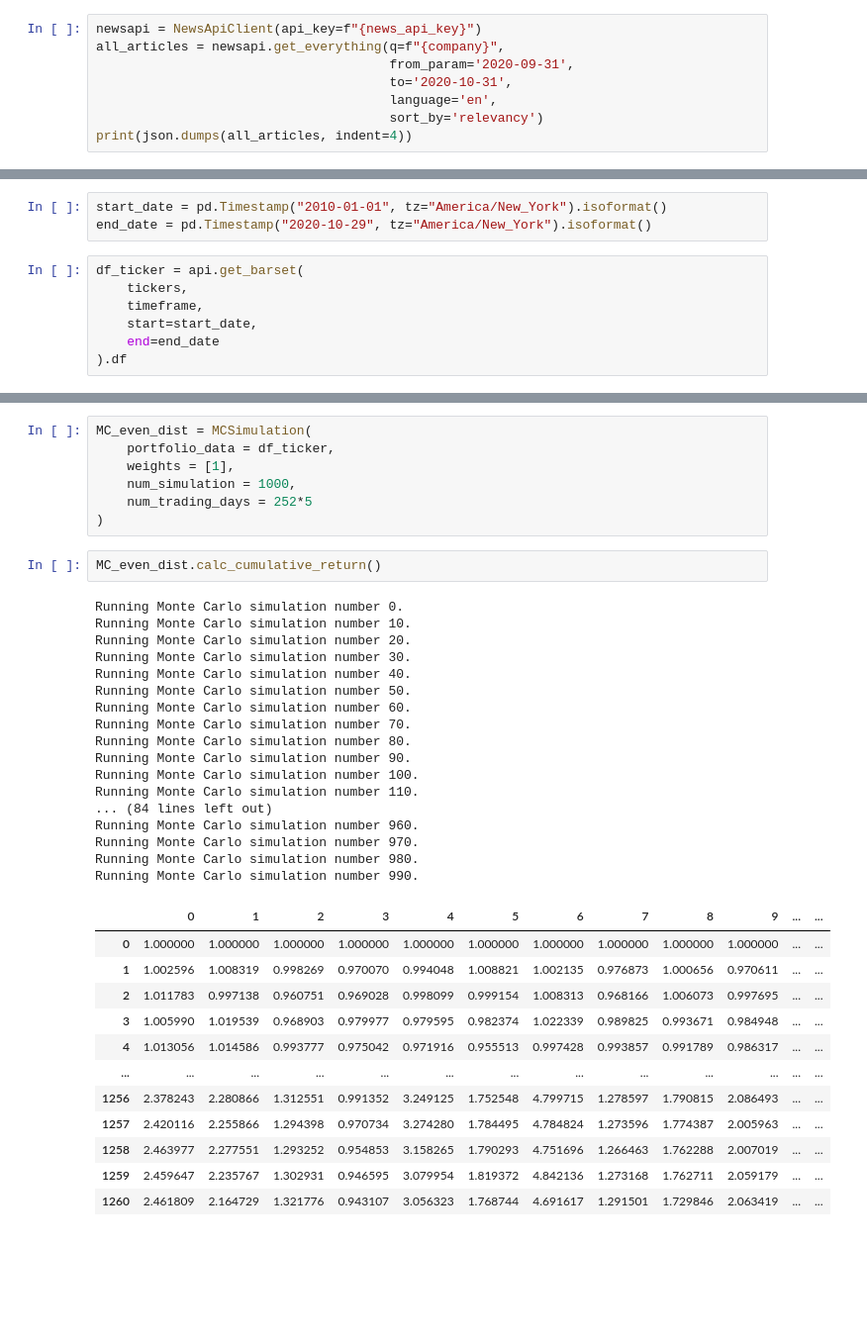
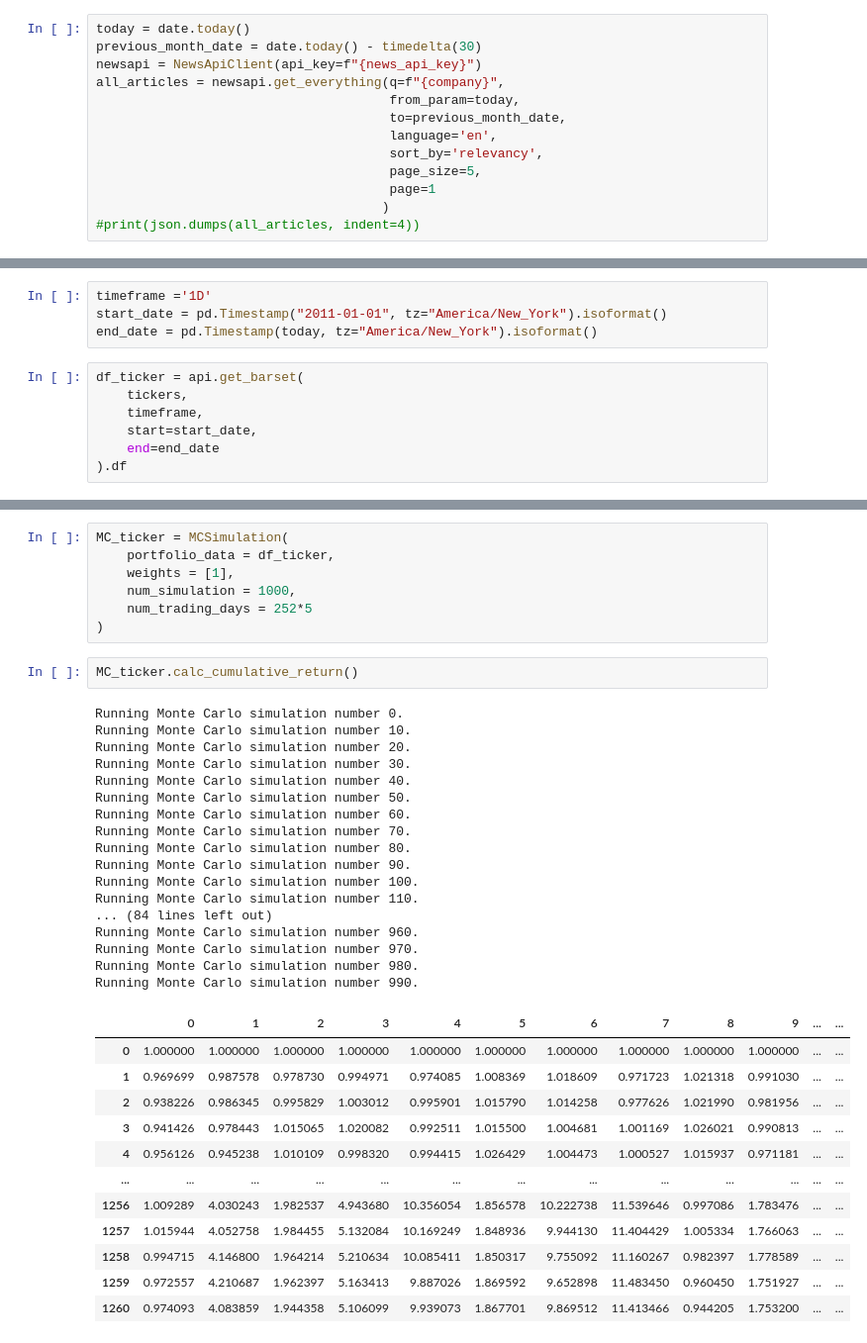
Before and after one commit to Gqueval/Project_1, a Jupyter notebook: Forecast.ipynb, the cells around one changed output, grey strips where cells are left out. Shown at 99% size. Saved outputs shown, nothing was run; the diff lists cells and outputs as text; blank space fills up the shorter version.

```diff
--- a/Forecast.ipynb
+++ b/Forecast.ipynb
@@ -36,8 +38,13 @@ You entered GOOG: Alphabet Inc.. Let's evaluate it...
 # %%
+today = date.today()
+previous_month_date = date.today() - timedelta(30)
 newsapi = NewsApiClient(api_key=f"{news_api_key}")
 all_articles = newsapi.get_everything(q=f"{company}",
-                                      from_param='2020-09-31',
-                                      to='2020-10-31',
+                                      from_param=today,
+                                      to=previous_month_date,
                                       language='en',
-                                      sort_by='relevancy')
-print(json.dumps(all_articles, indent=4))
+                                      sort_by='relevancy',
+                                      page_size=5,
+                                      page=1
+                                     )
+#print(json.dumps(all_articles, indent=4))
@@ -70,6 +106,7 @@ timeframe ='1D'
 # %%
-start_date = pd.Timestamp("2010-01-01", tz="America/New_York").isoformat()
-end_date = pd.Timestamp("2020-10-29", tz="America/New_York").isoformat()
+timeframe ='1D'
+start_date = pd.Timestamp("2011-01-01", tz="America/New_York").isoformat()
+end_date = pd.Timestamp(today, tz="America/New_York").isoformat()
 # %%
 df_ticker = api.get_barset(
     tickers,
@@ -90,40 +127,40 @@ df_ticker.head()
 # %%
-MC_even_dist = MCSimulation(
+MC_ticker = MCSimulation(
     portfolio_data = df_ticker,
     weights = [1],
     num_simulation = 1000,
     num_trading_days = 252*5
 )
 # %%
-MC_even_dist.calc_cumulative_return()
+MC_ticker.calc_cumulative_return()
 # %% [output]
 Running Monte Carlo simulation number 0.
 Running Monte Carlo simulation number 10.
 Running Monte Carlo simulation number 20.
 Running Monte Carlo simulation number 30.
 Running Monte Carlo simulation number 40.
 Running Monte Carlo simulation number 50.
 Running Monte Carlo simulation number 60.
 Running Monte Carlo simulation number 70.
 Running Monte Carlo simulation number 80.
 Running Monte Carlo simulation number 90.
 Running Monte Carlo simulation number 100.
 Running Monte Carlo simulation number 110.
 ... (84 lines left out)
 Running Monte Carlo simulation number 960.
 Running Monte Carlo simulation number 970.
 Running Monte Carlo simulation number 980.
 Running Monte Carlo simulation number 990.
 |  | 0 | 1 | 2 | 3 | 4 | 5 | 6 | 7 | 8 | 9 | ... | ... |
 | 0 | 1.000000 | 1.000000 | 1.000000 | 1.000000 | 1.000000 | 1.000000 | 1.000000 | 1.000000 | 1.000000 | 1.000000 | ... | ... |
-| 1 | 1.002596 | 1.008319 | 0.998269 | 0.970070 | 0.994048 | 1.008821 | 1.002135 | 0.976873 | 1.000656 | 0.970611 | ... | ... |
-| 2 | 1.011783 | 0.997138 | 0.960751 | 0.969028 | 0.998099 | 0.999154 | 1.008313 | 0.968166 | 1.006073 | 0.997695 | ... | ... |
-| 3 | 1.005990 | 1.019539 | 0.968903 | 0.979977 | 0.979595 | 0.982374 | 1.022339 | 0.989825 | 0.993671 | 0.984948 | ... | ... |
-| 4 | 1.013056 | 1.014586 | 0.993777 | 0.975042 | 0.971916 | 0.955513 | 0.997428 | 0.993857 | 0.991789 | 0.986317 | ... | ... |
+| 1 | 0.969699 | 0.987578 | 0.978730 | 0.994971 | 0.974085 | 1.008369 | 1.018609 | 0.971723 | 1.021318 | 0.991030 | ... | ... |
+| 2 | 0.938226 | 0.986345 | 0.995829 | 1.003012 | 0.995901 | 1.015790 | 1.014258 | 0.977626 | 1.021990 | 0.981956 | ... | ... |
+| 3 | 0.941426 | 0.978443 | 1.015065 | 1.020082 | 0.992511 | 1.015500 | 1.004681 | 1.001169 | 1.026021 | 0.990813 | ... | ... |
+| 4 | 0.956126 | 0.945238 | 1.010109 | 0.998320 | 0.994415 | 1.026429 | 1.004473 | 1.000527 | 1.015937 | 0.971181 | ... | ... |
 | ... | ... | ... | ... | ... | ... | ... | ... | ... | ... | ... | ... | ... |
-| 1256 | 2.378243 | 2.280866 | 1.312551 | 0.991352 | 3.249125 | 1.752548 | 4.799715 | 1.278597 | 1.790815 | 2.086493 | ... | ... |
-| 1257 | 2.420116 | 2.255866 | 1.294398 | 0.970734 | 3.274280 | 1.784495 | 4.784824 | 1.273596 | 1.774387 | 2.005963 | ... | ... |
-| 1258 | 2.463977 | 2.277551 | 1.293252 | 0.954853 | 3.158265 | 1.790293 | 4.751696 | 1.266463 | 1.762288 | 2.007019 | ... | ... |
-| 1259 | 2.459647 | 2.235767 | 1.302931 | 0.946595 | 3.079954 | 1.819372 | 4.842136 | 1.273168 | 1.762711 | 2.059179 | ... | ... |
-| 1260 | 2.461809 | 2.164729 | 1.321776 | 0.943107 | 3.056323 | 1.768744 | 4.691617 | 1.291501 | 1.729846 | 2.063419 | ... | ... |
+| 1256 | 1.009289 | 4.030243 | 1.982537 | 4.943680 | 10.356054 | 1.856578 | 10.222738 | 11.539646 | 0.997086 | 1.783476 | ... | ... |
+| 1257 | 1.015944 | 4.052758 | 1.984455 | 5.132084 | 10.169249 | 1.848936 | 9.944130 | 11.404429 | 1.005334 | 1.766063 | ... | ... |
+| 1258 | 0.994715 | 4.146800 | 1.964214 | 5.210634 | 10.085411 | 1.850317 | 9.755092 | 11.160267 | 0.982397 | 1.778589 | ... | ... |
+| 1259 | 0.972557 | 4.210687 | 1.962397 | 5.163413 | 9.887026 | 1.869592 | 9.652898 | 11.483450 | 0.960450 | 1.751927 | ... | ... |
+| 1260 | 0.974093 | 4.083859 | 1.944358 | 5.106099 | 9.939073 | 1.867701 | 9.869512 | 11.413466 | 0.944205 | 1.753200 | ... | ... |
 1261 rows × 1000 columns
```
Also changed, not shown: parts of 18 cells of this notebook.
